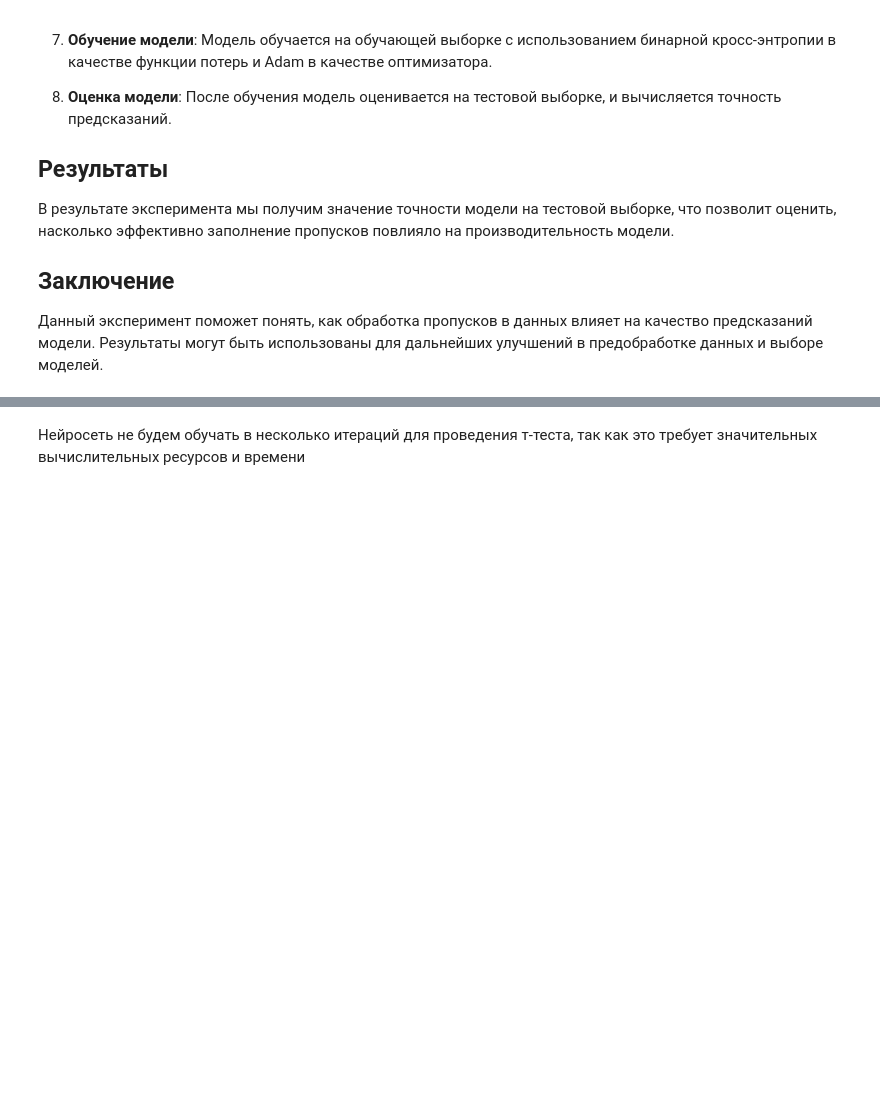
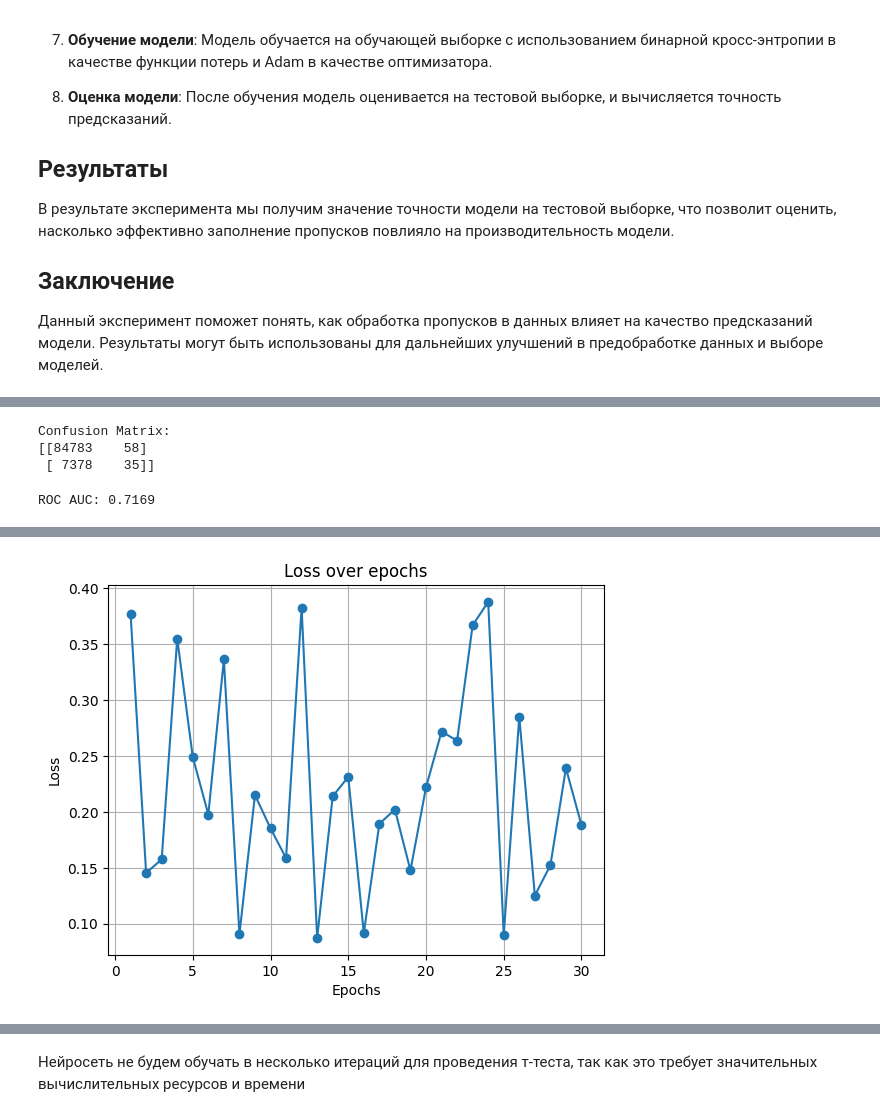
Before and after one commit to Al-Karim/home_credit_default_risk, a Jupyter notebook: exp4_NN.ipynb, the cells around one changed output, grey strips where cells are left out. Drawn from its saved outputs; the diff is of its cells as text; code cells hidden in the pictures; blank space fills up the shorter version.

```diff
--- a/exp4_NN.ipynb
+++ b/exp4_NN.ipynb
@@ -54,7 +54,7 @@ from utils.roc_auc import plot_roc_curve
 # %%
 target_column = 'TARGET'
 # %%
-data = pd.read_csv("./data/processed_data/processed_application_train.csv", index_col=0)
+data = pd.read_csv("processed_application_train.csv", index_col=0)
 # %%
 # Предположим, что 'target' - это целевая переменная
 X = data.drop(columns=[target_column]).values
@@ -76,25 +76,30 @@ class SimpleNN(nn.Module):
     def __init__(self):
         super(SimpleNN, self).__init__()
         self.fc1 = nn.Linear(X_train.shape[1], 400)
+        nn.init.kaiming_normal_(self.fc1.weight, nonlinearity='relu')
         self.prelu1 = nn.PReLU()
         self.dropout1 = nn.Dropout(0.3)
 
         self.fc2 = nn.Linear(400, 160)
+        nn.init.kaiming_normal_(self.fc2.weight, nonlinearity='relu')
         self.prelu2 = nn.PReLU()
         self.bn2 = nn.BatchNorm1d(160)
         self.dropout2 = nn.Dropout(0.3)
 
         self.fc3 = nn.Linear(160, 64)
+        nn.init.kaiming_normal_(self.fc3.weight, nonlinearity='relu')
         self.prelu3 = nn.PReLU()
         self.bn3 = nn.BatchNorm1d(64)
         self.dropout3 = nn.Dropout(0.3)
 
         self.fc4 = nn.Linear(64, 26)
+        nn.init.kaiming_normal_(self.fc4.weight, nonlinearity='relu')
         self.prelu4 = nn.PReLU()
         self.bn4 = nn.BatchNorm1d(26)
         self.dropout4 = nn.Dropout(0.3)
 
         self.fc5 = nn.Linear(26, 12)
+        nn.init.kaiming_normal_(self.fc5.weight, nonlinearity='relu')
         self.prelu5 = nn.PReLU()
         self.bn5 = nn.BatchNorm1d(12)
         self.dropout5 = nn.Dropout(0.3)
@@ -170,0 +201,67 @@ Epoch [6/30], Loss: 0.1395
+# %%
+from sklearn.metrics import confusion_matrix
+cm = confusion_matrix(y_test, y_pred)
+print("Confusion Matrix:")
+print(cm)
+# %% [output]
+Confusion Matrix:
+[[84783    58]
+ [ 7378    35]]
+# %%
+y_pred = model(X_test_tensor)  # Получаем вероятности, а не бинарные метки
+auc = roc_auc_score(y_test, y_pred.detach().cpu().numpy())
+print(f'ROC AUC: {auc:.4f}')
+# %% [output]
+ROC AUC: 0.7169
+# %%
+# Создание DataLoader
+X_train_tensor = torch.FloatTensor(X_train)
+y_train_tensor = torch.FloatTensor(y_train).view(-1, 1)
+X_test_tensor = torch.FloatTensor(X_test)
+y_test_tensor = torch.FloatTensor(y_test).view(-1, 1)
+
+train_dataset = TensorDataset(X_train_tensor, y_train_tensor)
+train_loader = DataLoader(train_dataset, batch_size=32, shuffle=True)
+
+
+# Инициализация модели, функции потерь и оптимизатора
+model = SimpleNN()
+device = torch.device("mps" if torch.backends.mps.is_available() else "cpu")
+print(f"Divice is {device}")
+model.to(device)
+
+criterion = nn.BCELoss()
+optimizer = optim.Adam(model.parameters(), lr=0.0002)
+
+# Обучение модели
+num_epochs = 30
+losses = []
+
+for epoch in range(num_epochs):
+    model.train()
+    for inputs, labels in train_loader:
+        inputs, labels = inputs.to(device), labels.to(device)
+        optimizer.zero_grad()
+        outputs = model(inputs)
+        loss = criterion(outputs, labels)
+        loss.backward()
+        optimizer.step()
+
+    losses.append(loss.item())
+    print(f'Epoch [{epoch+1}/{num_epochs}], Loss: {loss.item():.4f}')
+
+# Оценка модели
+model.eval()
+with torch.no_grad():
+    y_pred = model(X_test_tensor)
+    y_pred = (y_pred > 0.5).float()
+
+
+# Вывод значений потерь
+plt.plot(range(1, num_epochs + 1), losses, marker='o')
+plt.title('Loss over epochs')
+plt.xlabel('Epochs')
+plt.ylabel('Loss')
+plt.grid()
+plt.show()
+# %% [output]
@@ -170,0 +285 @@ Epoch [6/30], Loss: 0.1395
+[figure, added]
```
Also changed, not shown: parts of 6 cells of this notebook.
